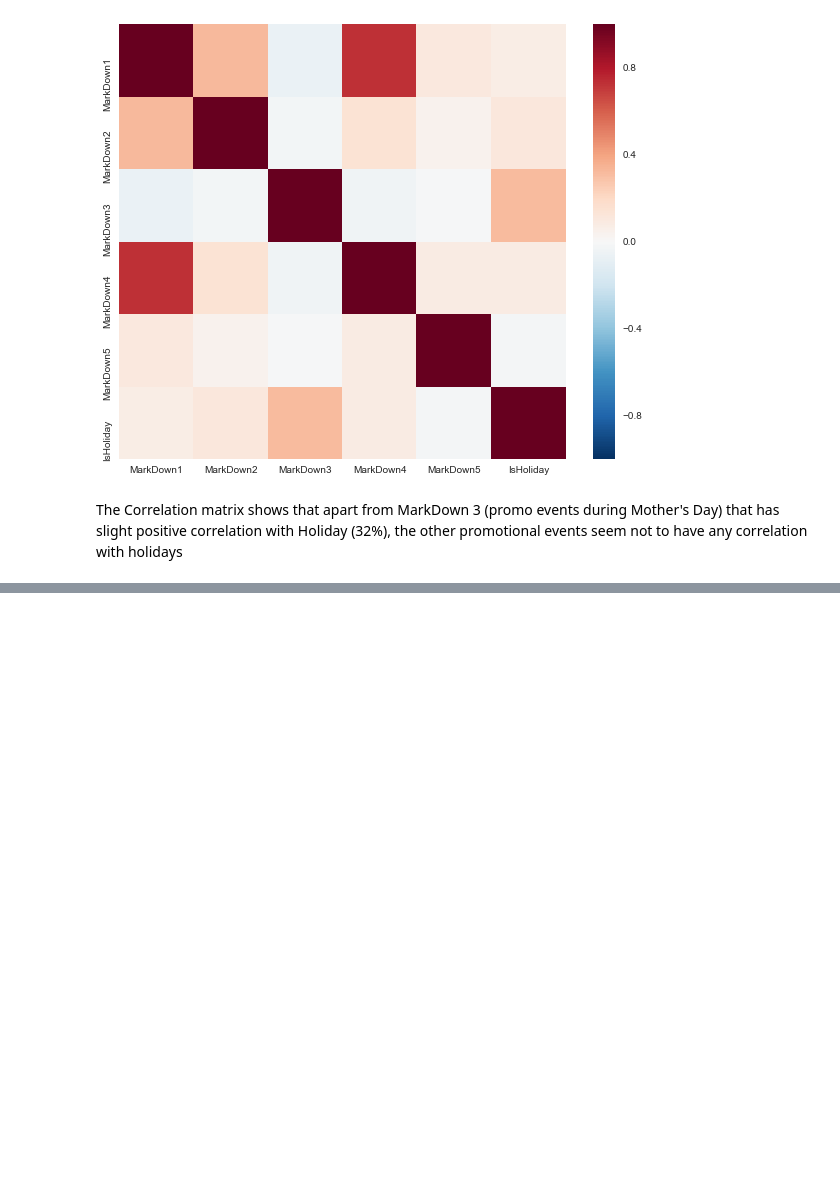
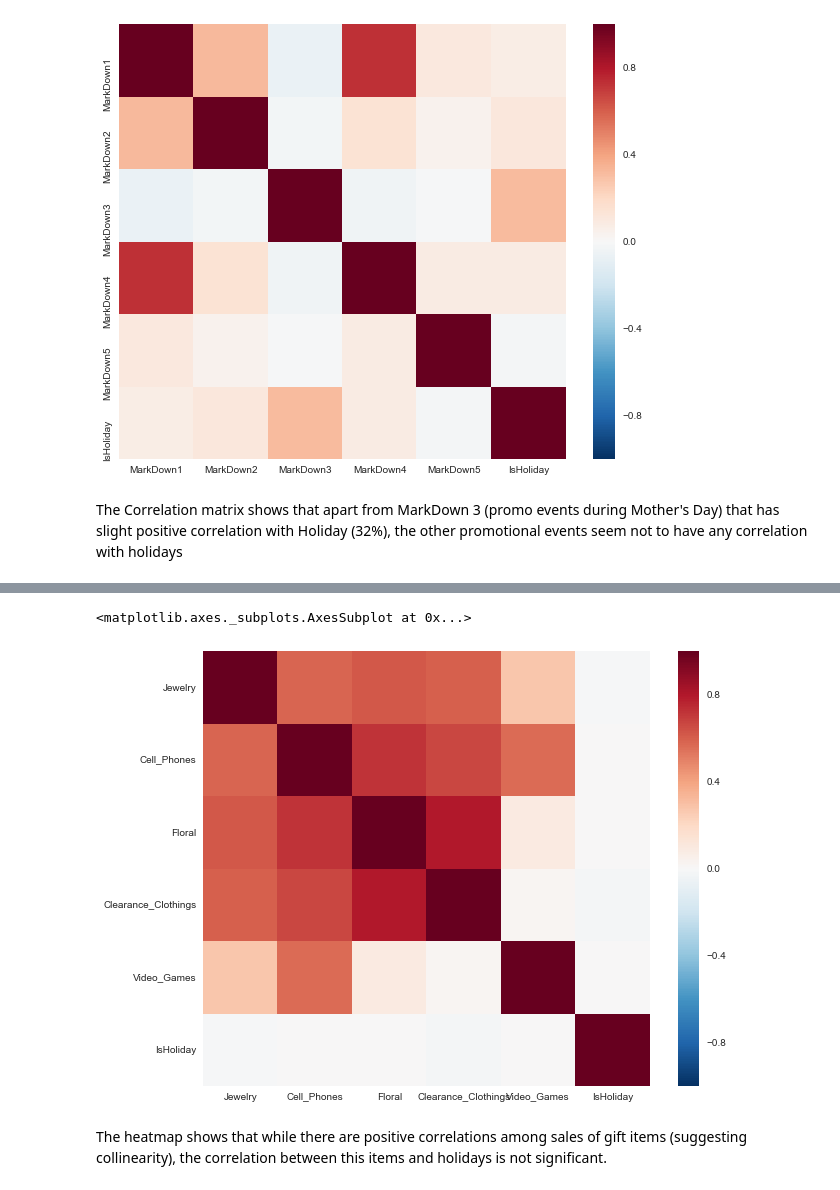
Before and after one commit to druchefavour/retailer_project, a Jupyter notebook: CODEBASE 2 Data - Exploration.ipynb, the cells around one changed output, grey strips where cells are left out. Cells and saved outputs as stored; diff of their text form; code cells hidden in the pictures; blank space fills up the shorter version.

```diff
--- a/CODEBASE 2 Data - Exploration.ipynb
+++ b/CODEBASE 2 Data - Exploration.ipynb
@@ -319,0 +331,7 @@ The Correlation matrix shows that apart from MarkDown 3 (promo events during Mot
+# %%
+# Create dataframe that contains the 6 features above
+df_holid_dep_sales = df_master[['Jewelry', 'Cell_Phones', 'Floral',
+                            'Clearance_Clothings', 'Video_Games', 'IsHoliday']]
+# %%
+df_holid_dep_sales_corr_by_type = df_holid_dep_sales.corr()
+print(df_holid_dep_sales_corr_by_type)
@@ -319,0 +354,10 @@ The Correlation matrix shows that apart from MarkDown 3 (promo events during Mot
+# %%
+fig, ax = plt.subplots(figsize=(10,8))
+sns.heatmap(df_holid_dep_sales_corr_by_type,
+            xticklabels=df_holid_dep_sales_corr_by_type.columns.values,
+            yticklabels=df_holid_dep_sales_corr_by_type.columns.values)
+# %% [output]
+<matplotlib.axes._subplots.AxesSubplot at 0x...>
+[figure, added]
+# %% [markdown]
+The heatmap shows that while there are positive correlations among sales of gift items (suggesting collinearity), the correlation between this items and holidays is not significant.
```
Also changed, not shown: parts of 21 cells of this notebook, 3 other files.
